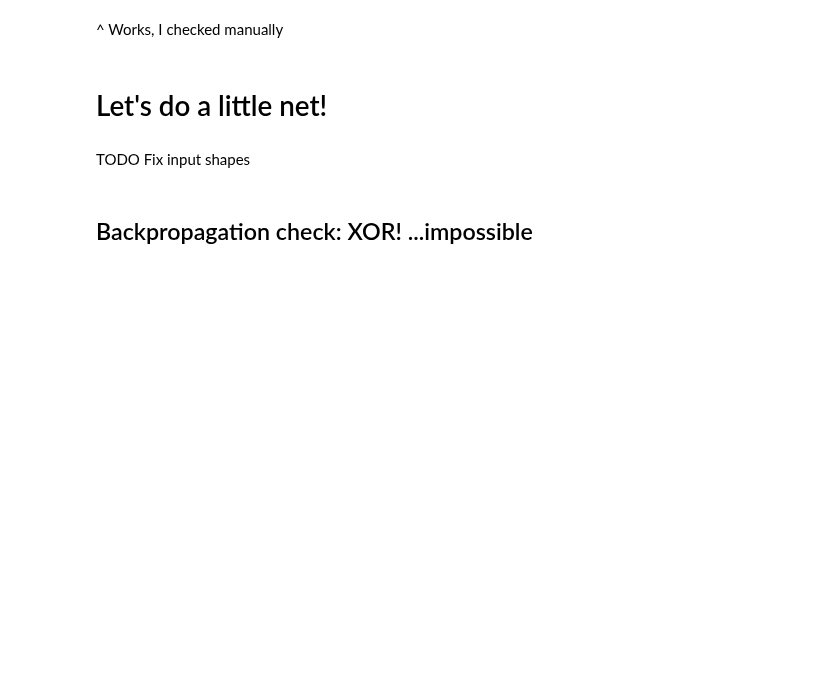
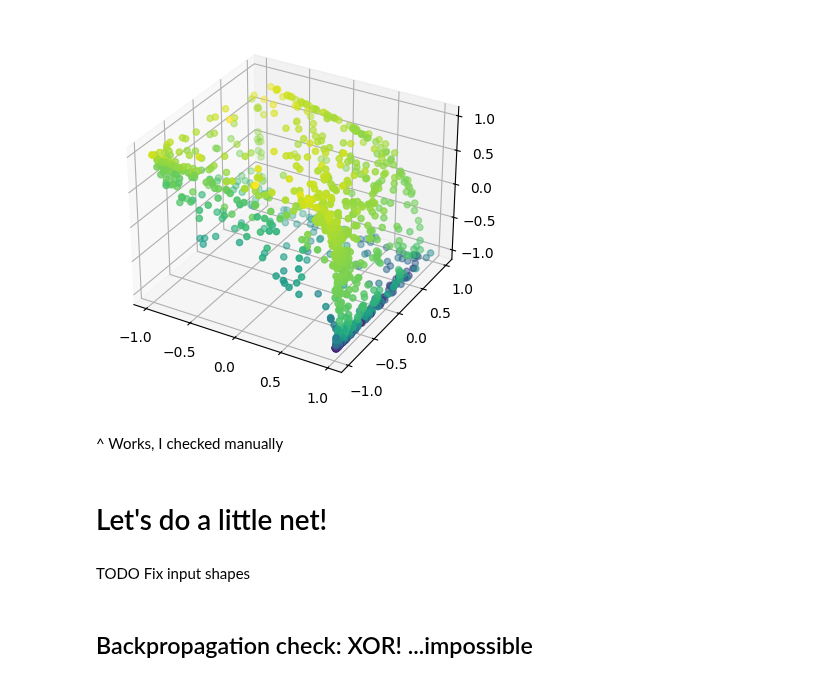
Before and after one commit to Slocon00/ML-project, a Jupyter notebook: notebooks/test.ipynb, the cells around one changed output. Saved outputs shown, nothing was run; the diff lists cells and outputs as text; code cells hidden in the pictures; blank space fills up the shorter version.

```diff
--- a/notebooks/test.ipynb
+++ b/notebooks/test.ipynb
@@ -21,34 +21,36 @@ np.random.seed(42)
 # %%
 columnIds = [
     "id",
     "x1",
     "x2",
     "x3",
     "x4",
     "x5",
     "x6",
     "x7",
     "x8",
     "x9",
     "x10",
     "y1",
     "y2",
     "y3",
 ]
-dt = pd.read_csv("data/trainData.csv", sep=",", names=columnIds)
+dt = pd.read_csv("../data/trainData.csv", sep=",", names=columnIds)
 dt.set_index("id", inplace=True)
 
 X = dt.iloc[:,:10].to_numpy()
 y = dt.iloc[:,10:].to_numpy()
 
 data = dt.to_numpy()
 # plot last 3 values of the data in 3D space
 
 # plot last 3 values of the data in 3D space and color the points according to the first label
 fig = plt.figure()
 ax = fig.add_subplot(111, projection="3d")
 ax.scatter(data[:, 7], data[:, 8], data[:, 9], c=data[:, 10])
 plt.show()
+# %% [output]
+[figure, added]
 # %%
 # input is forcibly shaped to a column vector
 X.shape = (len(dt), 10, 1)
```
Also changed, not shown: 5 other files.
